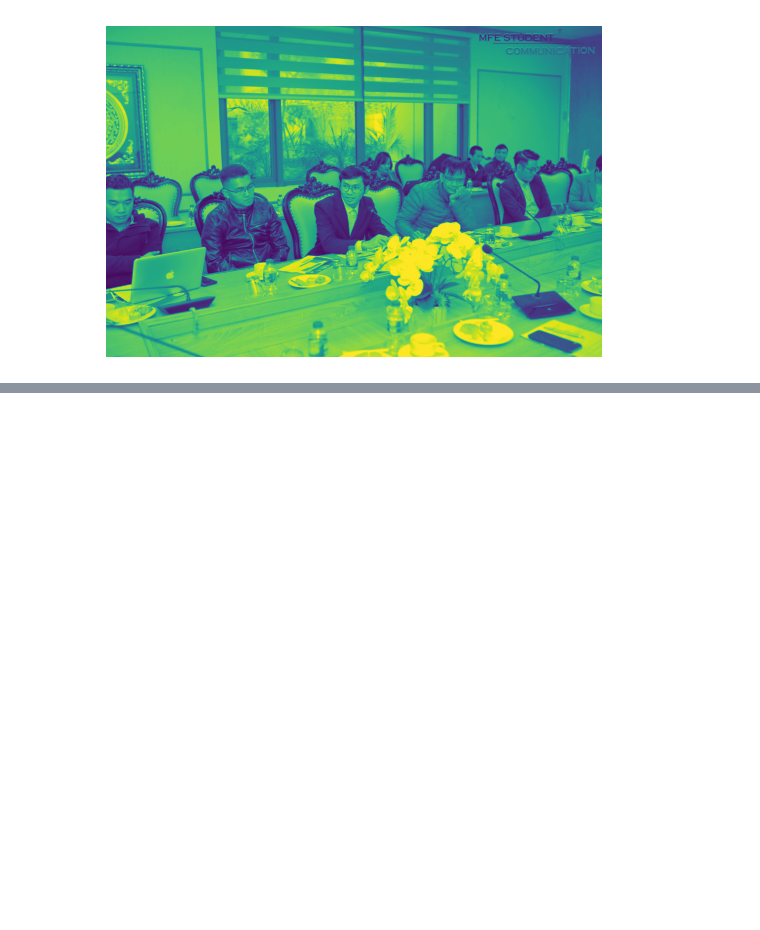
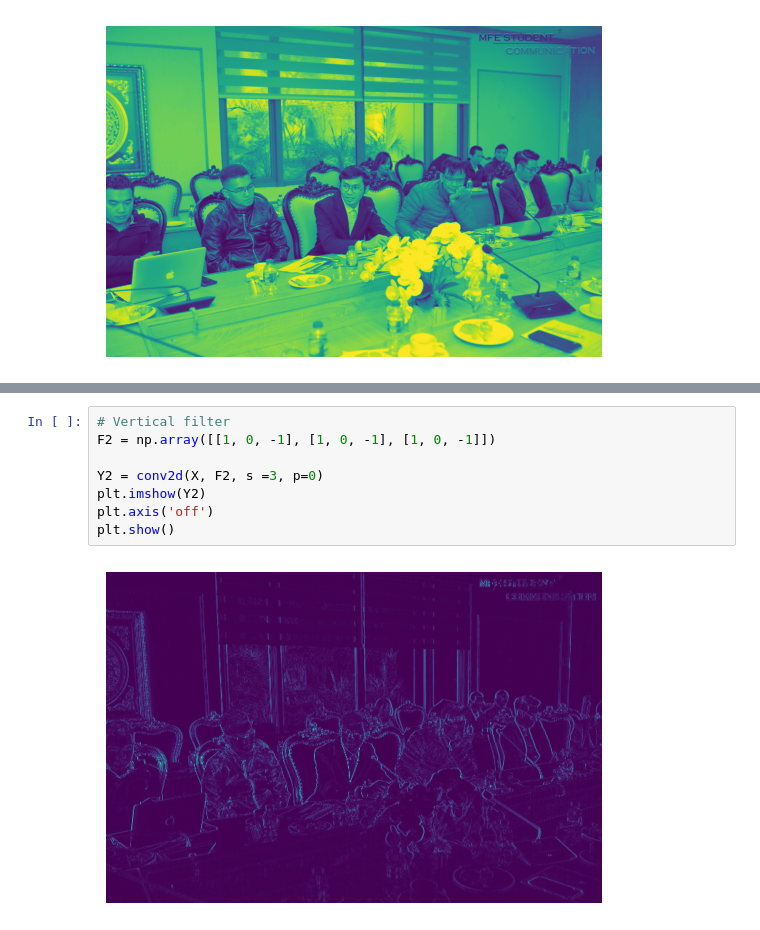
Before and after one commit to phamcongdan85/khanh_blog, a Jupyter notebook: bai8/cnn.ipynb, the cells around one changed output, grey strips where cells are left out. Drawn from its saved outputs; the diff is of its cells as text; blank space fills up the shorter version.

```diff
--- a/bai8/cnn.ipynb
+++ b/bai8/cnn.ipynb
@@ -48,0 +62,10 @@ def conv2d(X, F, s=1, p=0):
+# %%
+# Vertical filter
+F2 = np.array([[1, 0, -1], [1, 0, -1], [1, 0, -1]])
+
+Y2 = conv2d(X, F2, s =3, p=0)
+plt.imshow(Y2)
+plt.axis('off')
+plt.show()
+# %% [output]
+[figure, added]
```
Also changed, not shown: parts of 1 cell of this notebook.
